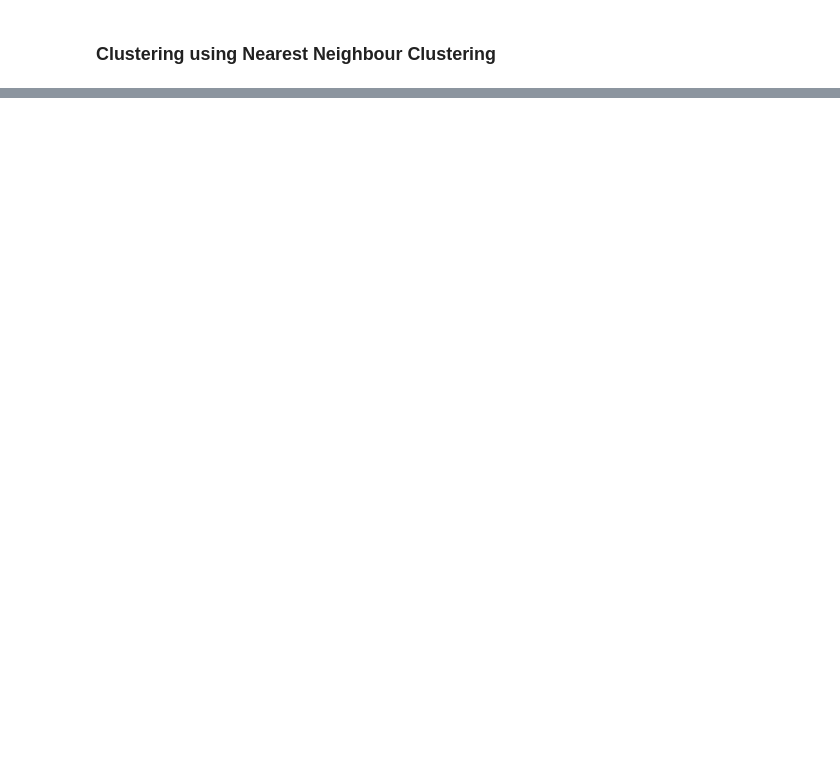
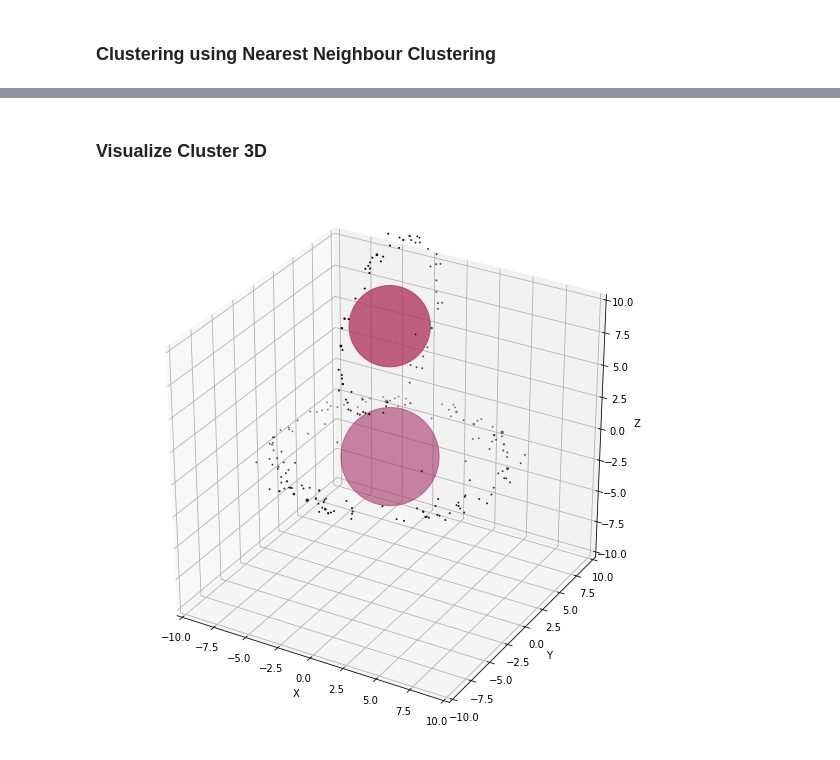
Before and after one commit to mexxexx/ionsrcopt, a Jupyter notebook: Accuracy_Test/Histogram_Clustering_Tests.ipynb, the cells around one changed output, grey strips where cells are left out. Drawn from its saved outputs; the diff is of its cells as text; code cells hidden in the pictures; blank space fills up the shorter version.

```diff
--- a/Accuracy_Test/Histogram_Clustering_Tests.ipynb
+++ b/Accuracy_Test/Histogram_Clustering_Tests.ipynb
@@ -467,0 +470,24 @@ describe_clusters(cl_df, cols_to_cluster)
+# %% [markdown]
+### Visualize Cluster 3D
+# %%
+import matplotlib as mpl
+import matplotlib.pyplot as plt
+from mpl_toolkits.mplot3d import Axes3D
+plt.rcParams["figure.figsize"] = (10,10)
+
+fig = plt.figure()
+ax = fig.add_subplot(111, projection='3d')
+
+norm = mpl.colors.Normalize(vmin=0.,vmax=1.)
+ax.scatter(described[described.index > 0][('X', 'mean')], described[described.index > 0][('Y', 'mean')], described[described.index > 0][('Z', 'mean')], marker='o', c=described[described.index > 0][('DENSITY', 'total')], norm=norm, cmap='inferno', s=described[described.index > 0][('DENSITY', 'count')])
+
+ax.set_xlabel('X')
+ax.set_xlim(-10, 10)
+ax.set_ylabel('Y')
+ax.set_ylim(-10, 10)
+ax.set_zlabel('Z')
+ax.set_zlim(-10, 10)
+
+plt.show()
+# %% [output]
+[figure, added]
```
Also changed, not shown: parts of 5 cells of this notebook, 12 other files.
